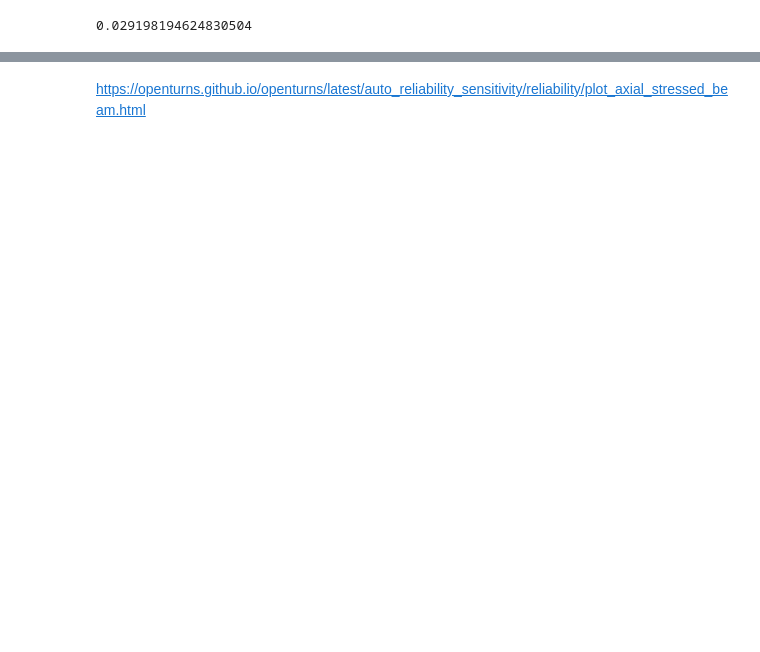
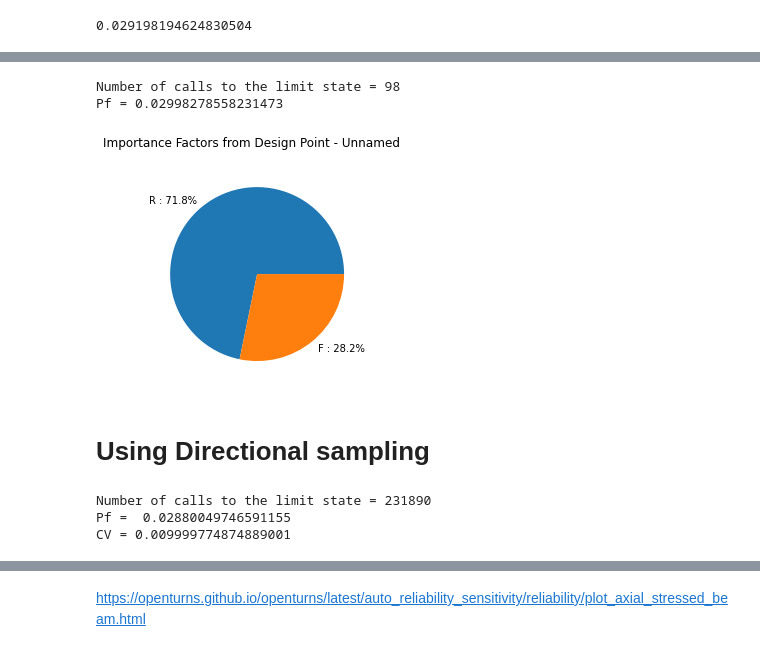
Before and after one commit to fbertran/BOSS2-S4, a Jupyter notebook: StressedBeam.ipynb, the cells around one changed output, grey strips where cells are left out. Cells and saved outputs as stored; diff of their text form; code cells hidden in the pictures; blank space fills up the shorter version.

```diff
--- a/StressedBeam.ipynb
+++ b/StressedBeam.ipynb
@@ -171,0 +171,9 @@ print("%.2f%% confidence interval = [%f,%f]" % (
+# %%
+myCobyla = ot.Cobyla()
+# Resolution options:
+eps = 1e-3
+myCobyla.setMaximumEvaluationNumber(100)
+myCobyla.setMaximumAbsoluteError(eps)
+myCobyla.setMaximumRelativeError(eps)
+myCobyla.setMaximumResidualError(eps)
+myCobyla.setMaximumConstraintError(eps)
@@ -171,0 +182,21 @@ print("%.2f%% confidence interval = [%f,%f]" % (
+# %%
+algoFORM = ot.FORM(myCobyla, myEvent, myDistribution.getMean())
+# %%
+algoFORM.run()
+# %%
+resultFORM = algoFORM.getResult()
+numberOfFunctionEvaluationsFORM = limitStateFunction.getEvaluationCallsNumber() - \
+    initialNumberOfCallFORM
+probabilityFORM = resultFORM.getEventProbability()
+print('Number of calls to the limit state =', numberOfFunctionEvaluationsFORM)
+print('Pf =', probabilityFORM)
+# %% [output]
+Number of calls to the limit state = 98
+Pf = 0.02998278558231473
+# %%
+graph = resultFORM.drawImportanceFactors()
+view = viewer.View(graph)
+# %% [output]
+[figure, added]
+# %% [markdown]
+# Using Directional sampling
@@ -171,0 +216,13 @@ print("%.2f%% confidence interval = [%f,%f]" % (
+# %%
+resultDS = algoDS.getResult()
+probabilityDirectionalSampling = resultDS.getProbabilityEstimate()
+numberOfFunctionEvaluationsDirectionalSampling = limitStateFunction.getEvaluationCallsNumber() - \
+    initialNumberOfCallDS
+print('Number of calls to the limit state =',
+      numberOfFunctionEvaluationsDirectionalSampling)
+print('Pf = ', probabilityDirectionalSampling)
+print('CV =', resultDS.getCoefficientOfVariation())
+# %% [output]
+Number of calls to the limit state = 231890
+Pf =  0.02880049746591155
+CV = 0.009999774874889001
```
Also changed, not shown: parts of 30 cells of this notebook.
